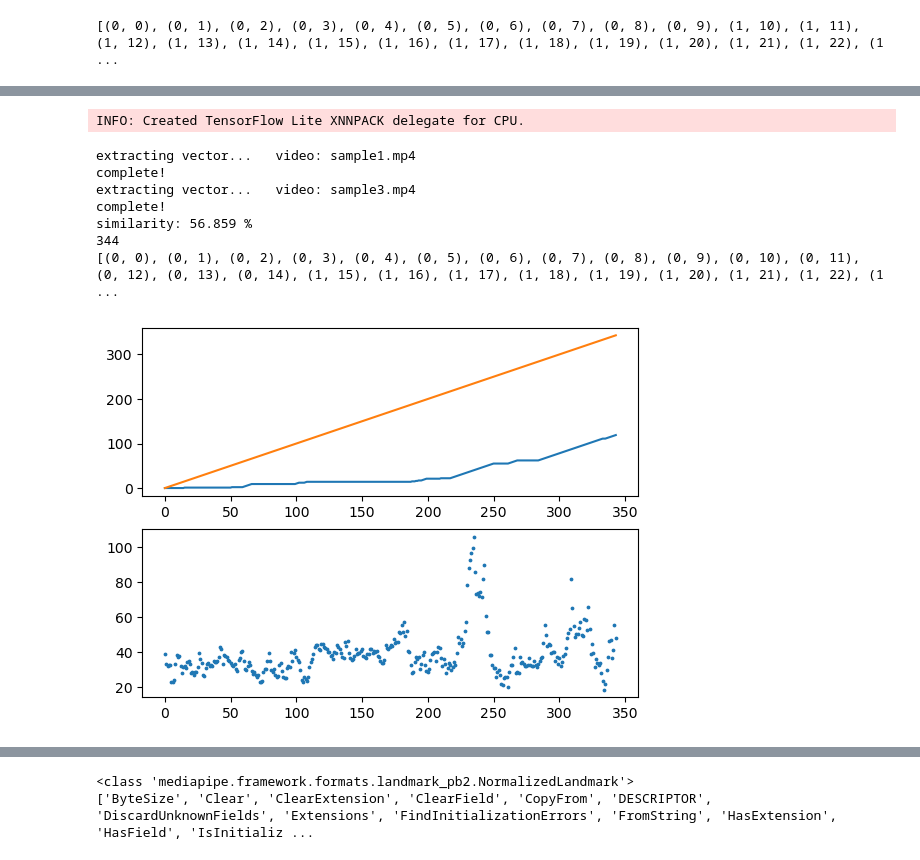
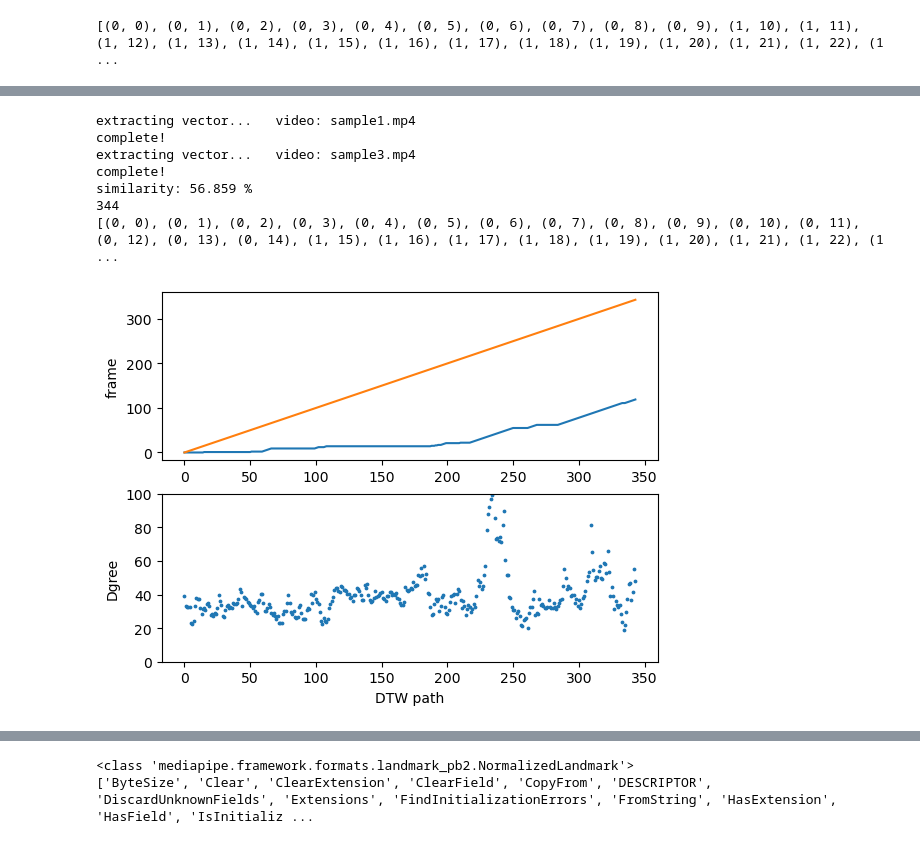
Before and after one commit to silca3553/Motion_Similarity, a Jupyter notebook: pose_similarity.ipynb, the cells around one changed output, grey strips where cells are left out. Drawn from its saved outputs; the diff is of its cells as text; code cells hidden in the pictures.

Commit message:
update plot

```diff
--- a/pose_similarity.ipynb
+++ b/pose_similarity.ipynb
@@ -154,36 +190,39 @@ print(path)
 # %%
 import matplotlib.pyplot as plt
 
 from fastdtw import fastdtw
 
 framedata1 = get_framedata("sample1.mp4")
 framedata2 = get_framedata("sample3.mp4") #sample과 다른 춤, 다른 사람 영상
 
 dist_func = cos_sum
 distance, path = fastdtw(framedata1, framedata2, dist= dist_func)
 fig, axes = plt.subplots(2,1)
 
 axes[0].plot(path)
+axes[0].set_ylabel('frame')
 
 ls = [cos_sum(framedata1[i[0]],framedata2[i[1]]) for i in path]
 x = [i for i in range(len(path))]
 axes[1].scatter(x,ls,s=3)
+axes[1].set_ylim([0,100])
+axes[1].set_ylabel('Dgree')
+axes[1].set_xlabel('DTW path')
 
 print("similarity:",round(100- (distance/len(path))/90*100,3),"%")
 print(len(path))
 print(path)
 
 plt.show()
 # %% [output]
-INFO: Created TensorFlow Lite XNNPACK delegate for CPU.
+extracting vector...   video: sample1.mp4
+complete!
+extracting vector...   video: sample3.mp4
+complete!
+similarity: 56.859 %
+344
+[(0, 0), (0, 1), (0, 2), (0, 3), (0, 4), (0, 5), (0, 6), (0, 7), (0, 8), (0, 9), (0, 10), (0, 11), (0, 12), (0, 13), (0, 14), (1, 15), (1, 16), (1, 17), (1, 18), (1, 19), (1, 20), (1, 21), (1, 22), (1 ...
-extracting vector...   video: sample1.mp4
-complete!
-extracting vector...   video: sample3.mp4
-complete!
-similarity: 56.859 %
-344
-[(0, 0), (0, 1), (0, 2), (0, 3), (0, 4), (0, 5), (0, 6), (0, 7), (0, 8), (0, 9), (0, 10), (0, 11), (0, 12), (0, 13), (0, 14), (1, 15), (1, 16), (1, 17), (1, 18), (1, 19), (1, 20), (1, 21), (1, 22), (1 ...
-[figure, old version]
+[figure, new version]
 # %%
 import matplotlib.pyplot as plt
 
```
Also changed, not shown: parts of 5 cells of this notebook, 1 other file.
